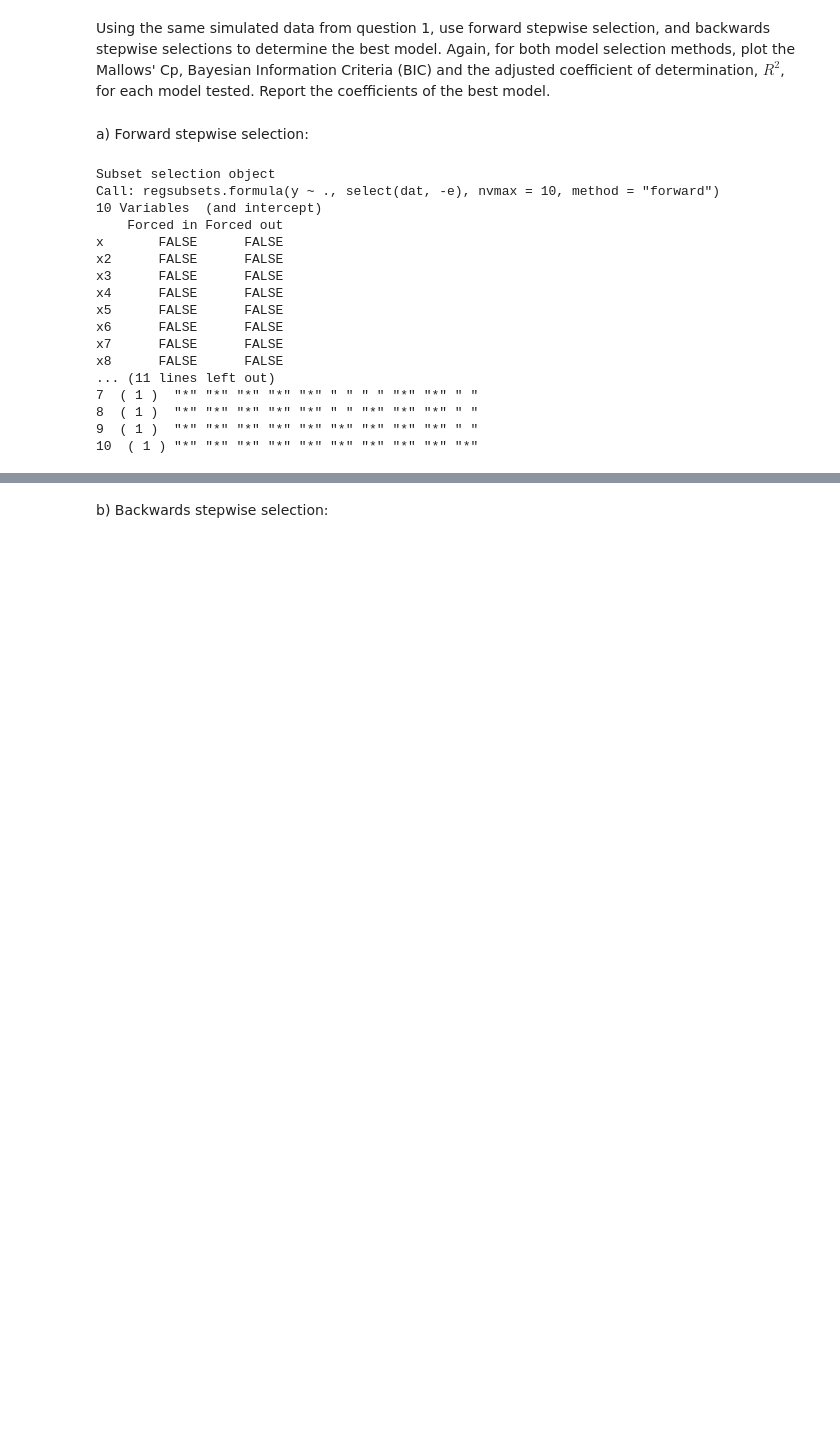
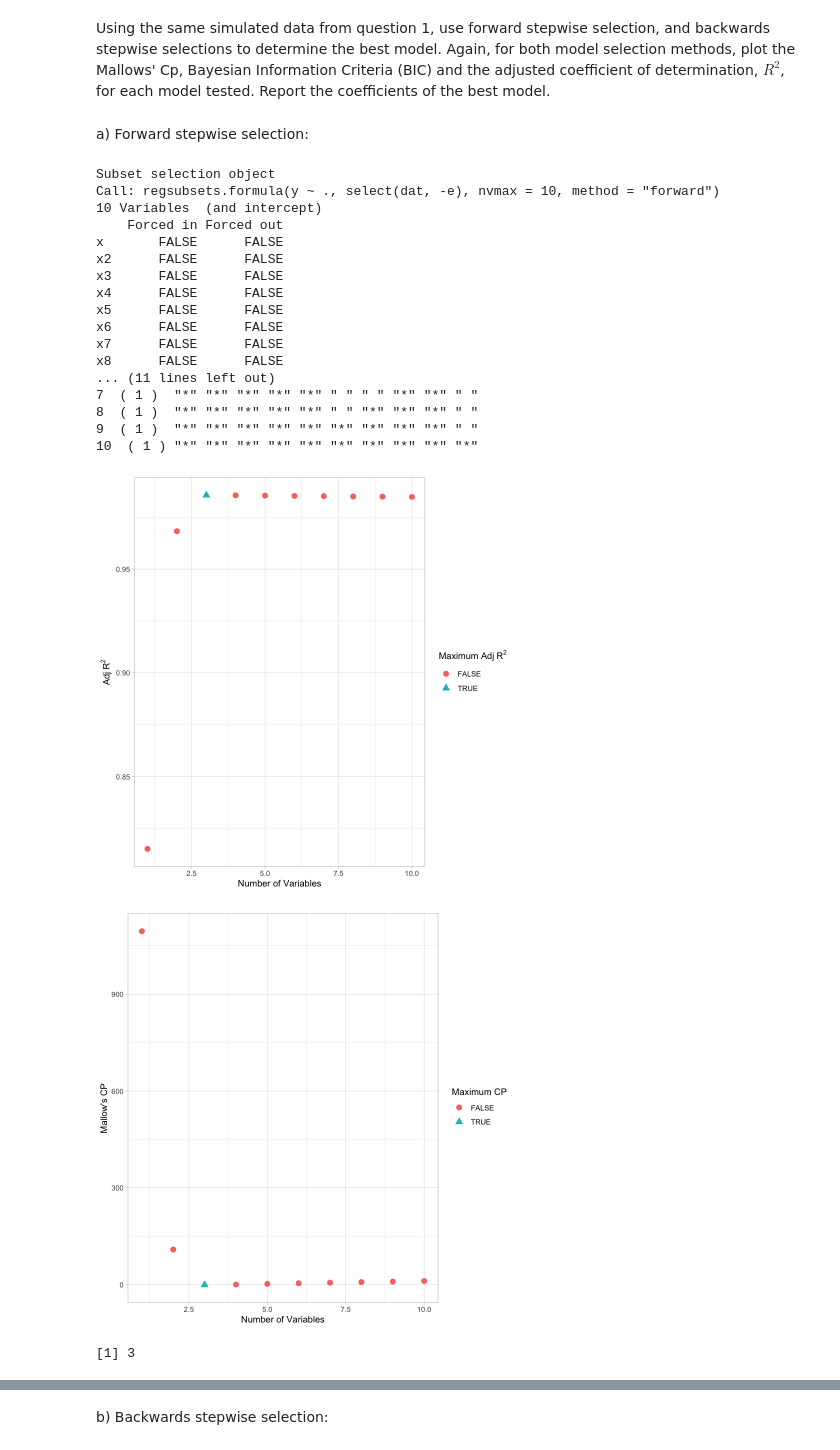
Before and after one commit to yuqialicez/Zhou_DSPN_S22, a Jupyter notebook: Homework10.ipynb, the cells around one changed output, grey strips where cells are left out. Cells and saved outputs as stored; diff of their text form; code cells hidden in the pictures; blank space fills up the shorter version.

```diff
--- a/Homework10.ipynb
+++ b/Homework10.ipynb
@@ -148,22 +148,57 @@ a) Forward stepwise selection:
 # %%
 regfit.f = regsubsets(y~., select(dat,-e), nvmax=10, method="forward")
 regf.summary = summary(regfit.f)
 regf.summary
+
+numvar = 1:length(regf.summary$rss)# Make a vector that lists the number of variables in sequence
+allfalse = rep(FALSE,length(regf.summary$rss))# Starting point for an indicator that marks the best model choice for each metric.
+
+#adjr2
+adjr2.df <- data.frame(numvar = numvar, adjr2 <- regf.summary$adjr2, maxadjr2 <- allfalse)
+adjr2.df$maxadjr2[which.max(regf.summary$adjr2)] <- TRUE
+ggplot(adjr2.df,aes(x=numvar,y=adjr2,shape=maxadjr2,col=maxadjr2)) +
+    geom_point(size=3) + theme_light() +
+    labs(x = "Number of Variables", y = 'Adj'~R^2, color='Maximum Adj'~R^2, shape='Maximum Adj'~R^2)
+
+# #mallow's cp
+cp.df <- data.frame(numvar = numvar, cp <- regf.summary$cp, mincp <- allfalse)
+cp.df$mincp[which.min(regf.summary$cp)] <- TRUE
+ggplot(cp.df,aes(x=numvar,y=cp,shape=mincp,col=mincp)) +
+    geom_point(size=3) + theme_light() +
+    labs(x = "Number of Variables", y = "Mallow's CP", color="Maximum CP", shape="Maximum CP")
+
+#bic
+bic.df <- data.frame(numvar = numvar,bic <- regf.summary$bic, minbic <- allfalse)
+bic.df$minbic[which.min(regf.summary$bic)] <- TRUE
+ggplot(bic.df,aes(x=numvar,y=bic,shape=minbic,col=minbic)) +
+    geom_point(size=3) + theme_light() +
+    labs(x = "Number of Variables", y = "BIC", color="Minimum BIC", shape="Minimum BIC")
+
+which.max(regf.summary$adjr2)
+which.min(regf.summary$bic)
+which.min(regf.summary$cp)
+
+plot(regfit.f, scale="bic")
+lm.f = lm(y~x+x2+x3,dat)
+summary(lm.f)
 # %% [output]
 Subset selection object
 Call: regsubsets.formula(y ~ ., select(dat, -e), nvmax = 10, method = "forward")
 10 Variables  (and intercept)
     Forced in Forced out
 x       FALSE      FALSE
 x2      FALSE      FALSE
 x3      FALSE      FALSE
 x4      FALSE      FALSE
 x5      FALSE      FALSE
 x6      FALSE      FALSE
 x7      FALSE      FALSE
 x8      FALSE      FALSE
 ... (11 lines left out)
 7  ( 1 )  "*" "*" "*" "*" "*" " " " " "*" "*" " "
 8  ( 1 )  "*" "*" "*" "*" "*" " " "*" "*" "*" " "
 9  ( 1 )  "*" "*" "*" "*" "*" "*" "*" "*" "*" " "
 10  ( 1 ) "*" "*" "*" "*" "*" "*" "*" "*" "*" "*"
+[figure, added]
+[figure, added]
+[1] 3
```
Also changed, not shown: parts of 5 cells of this notebook.
